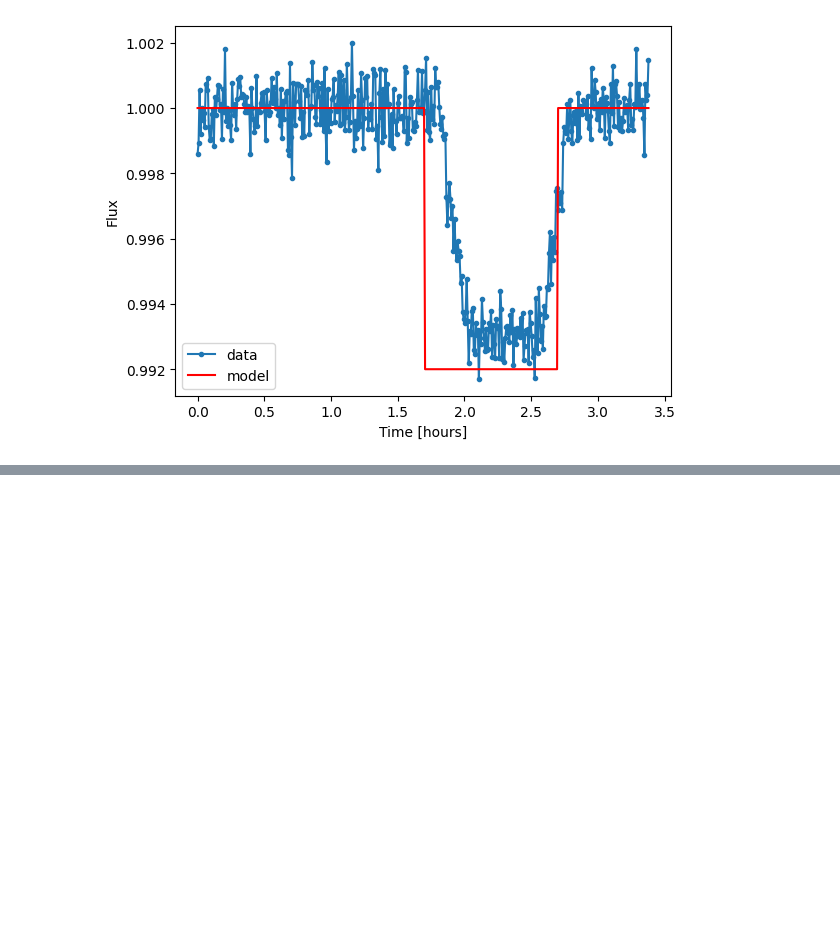
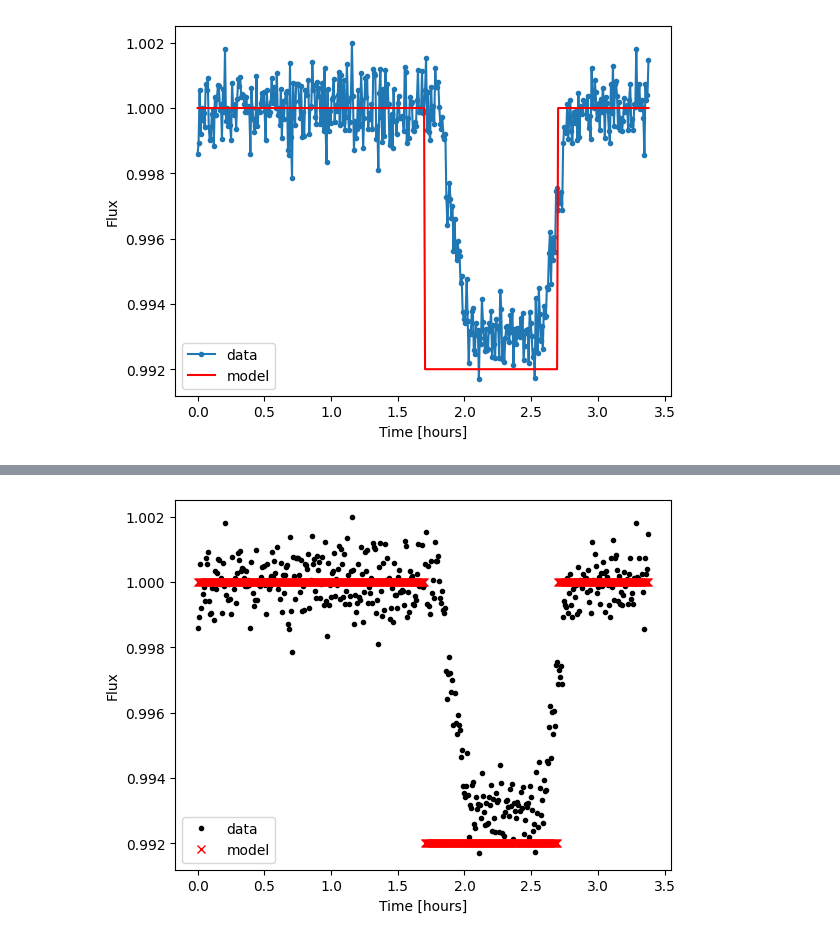
Before and after one commit to abdulom4/Astronomy, a Jupyter notebook: Transit.ipynb, the cells around one changed output, grey strips where cells are left out. Saved outputs shown, nothing was run; the diff lists cells and outputs as text; code cells hidden in the pictures; blank space fills up the shorter version.

```diff
--- a/Transit.ipynb
+++ b/Transit.ipynb
@@ -116,0 +125,13 @@ plt.show() # shows the plot
+# %%
+t_0 = 2.2 * u.hour # This defines the t_0
+tau = 1.0 * u.hour  # This defines the tau
+delta = 0.008  # This defines the delta
+flux_model = generate_transit_lightcurve(time_obs, t_0, tau, delta) # This defines the flux_model
+plt.plot(time_obs, flux_obs, marker=".", color="black", linestyle="None", label="data") # plots the time_obs and flux_obs
+plt.plot(time_obs, flux_model, marker="x", color="red", linestyle="None", label="model") # plots the time_obs and flux_model
+plt.xlabel("Time [hours]") # sets the x label to Time [hours]
+plt.ylabel("Flux") # sets the y label to Flux
+plt.legend() # This adds a legend to the plot
+plt.show() # shows the plot
+# %% [output]
+[figure, added]
```
Also changed, not shown: parts of 9 cells of this notebook.
